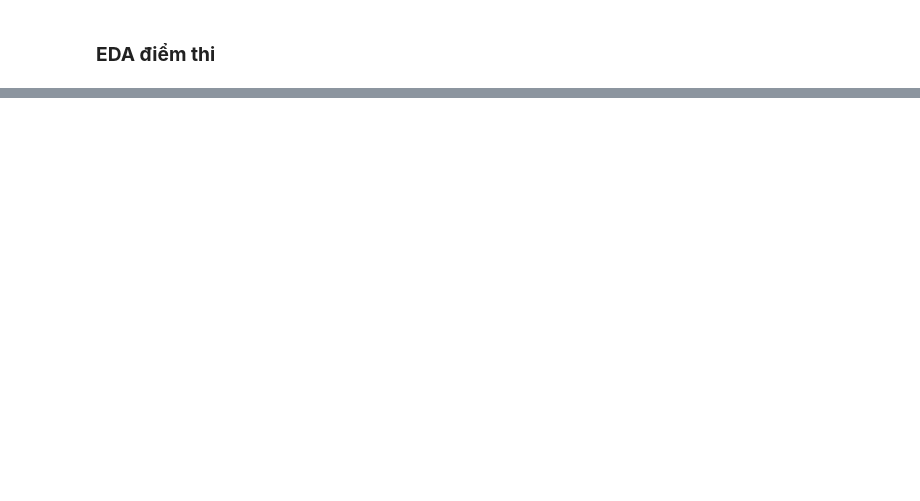
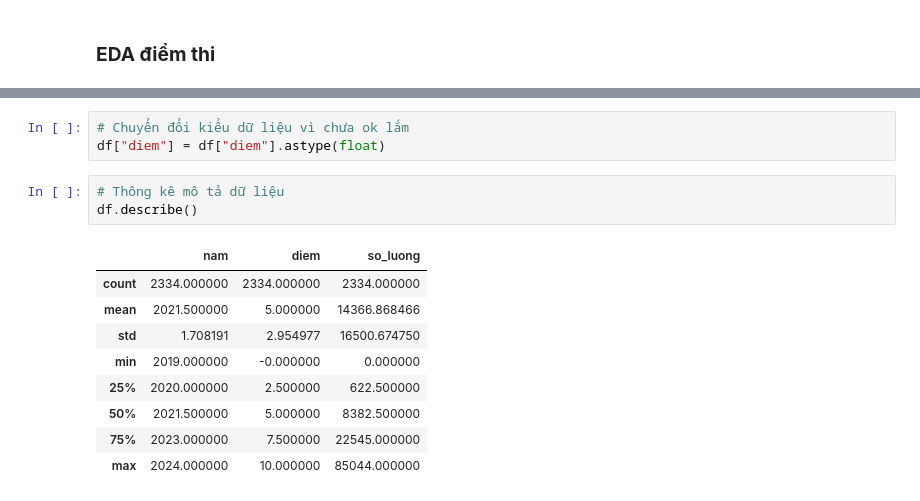
Before and after one commit to tunguyenn99/diem-thi-thpt, a Jupyter notebook: crawl_diem_thi.ipynb, the cells around one changed output, grey strips where cells are left out. Drawn from its saved outputs; the diff is of its cells as text; blank space fills up the shorter version.

```diff
--- a/crawl_diem_thi.ipynb
+++ b/crawl_diem_thi.ipynb
@@ -135,0 +152,16 @@ df.to_csv("pho_diem_thpt_2019_2024.csv", index=False, encoding="utf-8-sig")
+# %%
+# Chuyển đổi kiểu dữ liệu vì chưa ok lắm
+df["diem"] = df["diem"].astype(float)
+# %%
+# Thông kê mô tả dữ liệu
+df.describe()
+# %% [output]
+|  | nam | diem | so_luong |
+| count | 2334.000000 | 2334.000000 | 2334.000000 |
+| mean | 2021.500000 | 5.000000 | 14366.868466 |
+| std | 1.708191 | 2.954977 | 16500.674750 |
+| min | 2019.000000 | -0.000000 | 0.000000 |
+| 25% | 2020.000000 | 2.500000 | 622.500000 |
+| 50% | 2021.500000 | 5.000000 | 8382.500000 |
+| 75% | 2023.000000 | 7.500000 | 22545.000000 |
+| max | 2024.000000 | 10.000000 | 85044.000000 |
```
Also changed, not shown: parts of 16 cells of this notebook.
